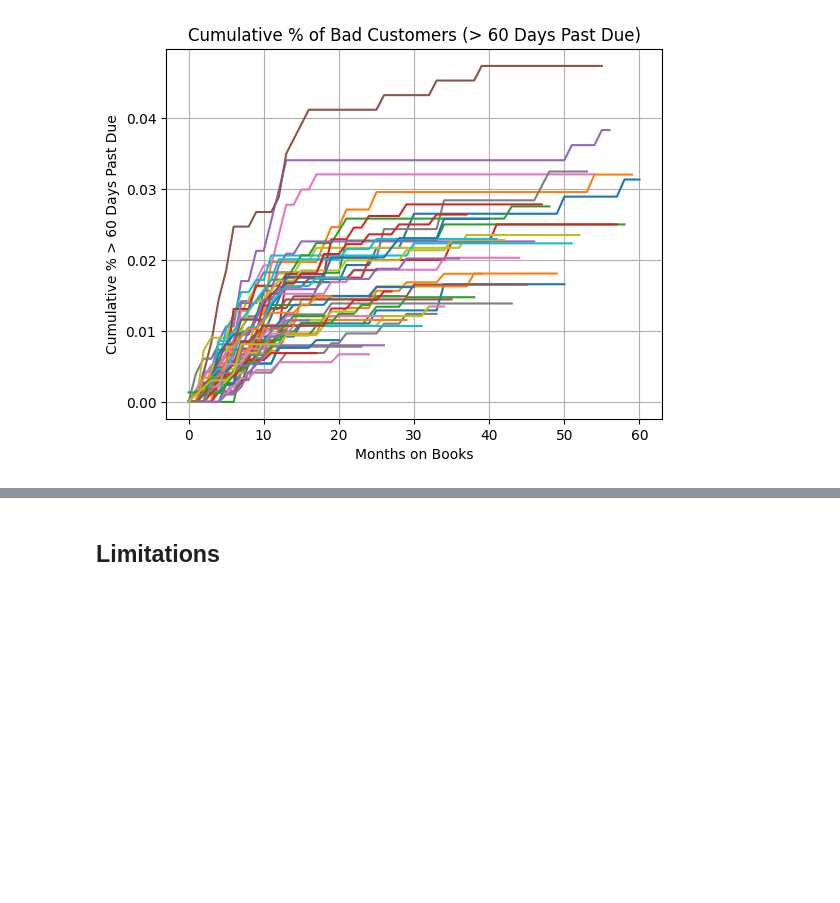
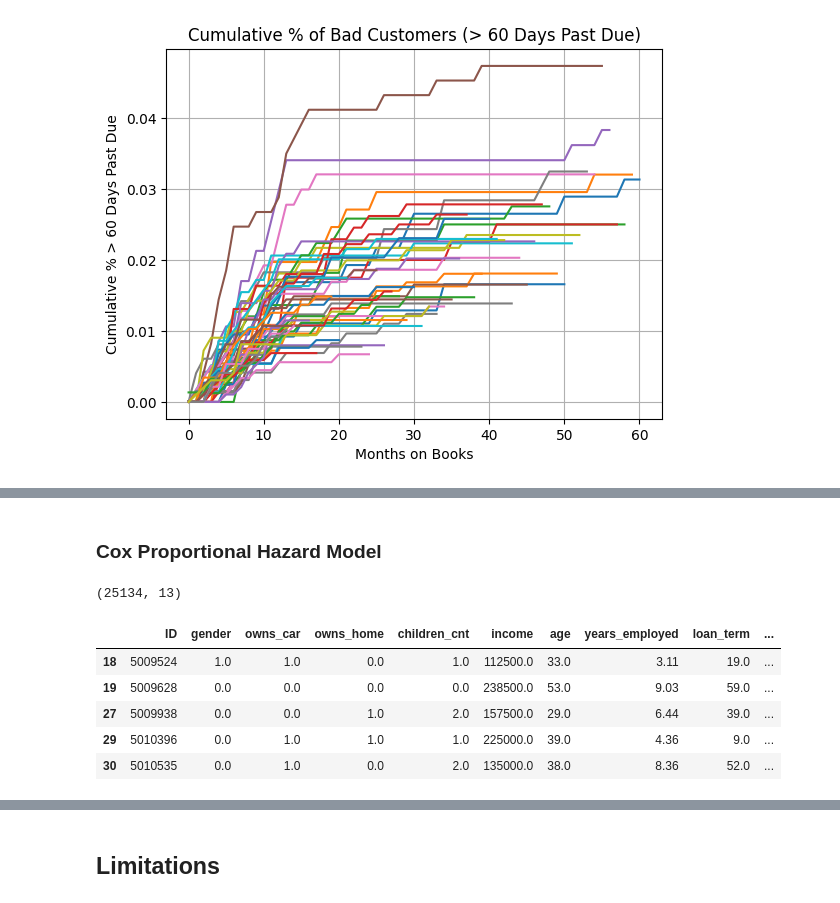
Before and after one commit to jaelar0/ml_credit_project, a Jupyter notebook: final_project.ipynb, the cells around one changed output, grey strips where cells are left out. Cells and saved outputs as stored; diff of their text form; code cells hidden in the pictures; blank space fills up the shorter version.

```diff
--- a/final_project.ipynb
+++ b/final_project.ipynb
@@ -829,0 +921,50 @@ plt.show()
+# %% [markdown]
+### Cox Proportional Hazard Model
+# %%
+
+# encoding data for survival model
+features_surv = all_data.copy()
+features_surv = features_surv[['ID', 'gender', 'owns_car', 'owns_home',
+                              'children_cnt', 'income', 'age', 'years_employed',
+                              'loan_term', 'working', 'education_completed',
+                              'married', 'occupation_group']]
+
+features_surv['education_completed'] = np.select(
+    [
+        features_surv['education_completed'].isin(['high_school']),
+        features_surv['education_completed'].isin(['higher_education'])
+    ],
+    [
+        2.0,
+        3.0
+    ],
+    default=1.0
+)
+
+features_surv['blue_collar_work'] = np.select(
+    [
+        features_surv['occupation_group'].isin(['labor_work']),
+        features_surv['occupation_group'].isin(['office_work', 'skill_work'])
+    ],
+    [
+        1.0,
+        0.0
+    ],
+    default=1.0
+)
+
+features_surv_encode = features_surv.astype({'gender': 'float', 'owns_car': 'float', 'owns_home': 'float',
+                              'children_cnt': 'float', 'income': 'float', 'age': 'float', 'years_employed': 'float',
+                              'loan_term': 'float', 'working': 'float', 'married': 'float'})
+features_surv_encode = features_surv_encode.drop('occupation_group', axis=1)
+
+print(features_surv_encode.shape)
+features_surv_encode.head()
+# %% [output]
+(25134, 13)
+|  | ID | gender | owns_car | owns_home | children_cnt | income | age | years_employed | loan_term | ... |
+| 18 | 5009524 | 1.0 | 1.0 | 0.0 | 1.0 | 112500.0 | 33.0 | 3.11 | 19.0 | ... |
+| 19 | 5009628 | 0.0 | 0.0 | 0.0 | 0.0 | 238500.0 | 53.0 | 9.03 | 59.0 | ... |
+| 27 | 5009938 | 0.0 | 0.0 | 1.0 | 2.0 | 157500.0 | 29.0 | 6.44 | 39.0 | ... |
+| 29 | 5010396 | 0.0 | 1.0 | 1.0 | 1.0 | 225000.0 | 39.0 | 4.36 | 9.0 | ... |
+| 30 | 5010535 | 0.0 | 1.0 | 0.0 | 2.0 | 135000.0 | 38.0 | 8.36 | 52.0 | ... |
```
Also changed, not shown: parts of 20 cells of this notebook.
